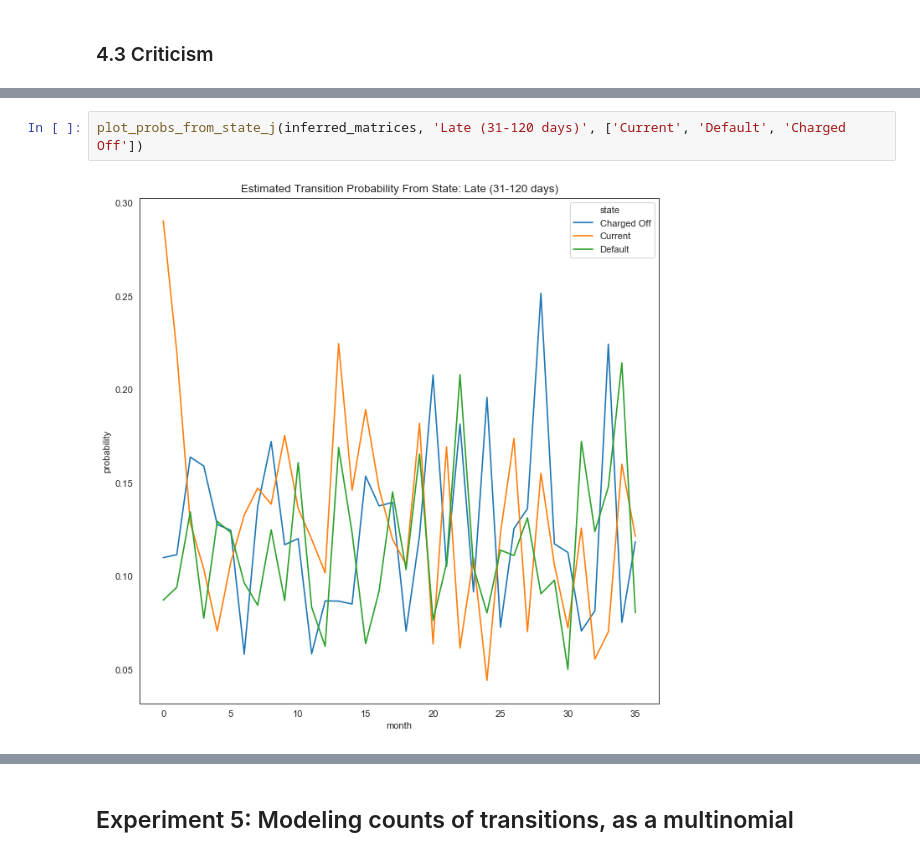
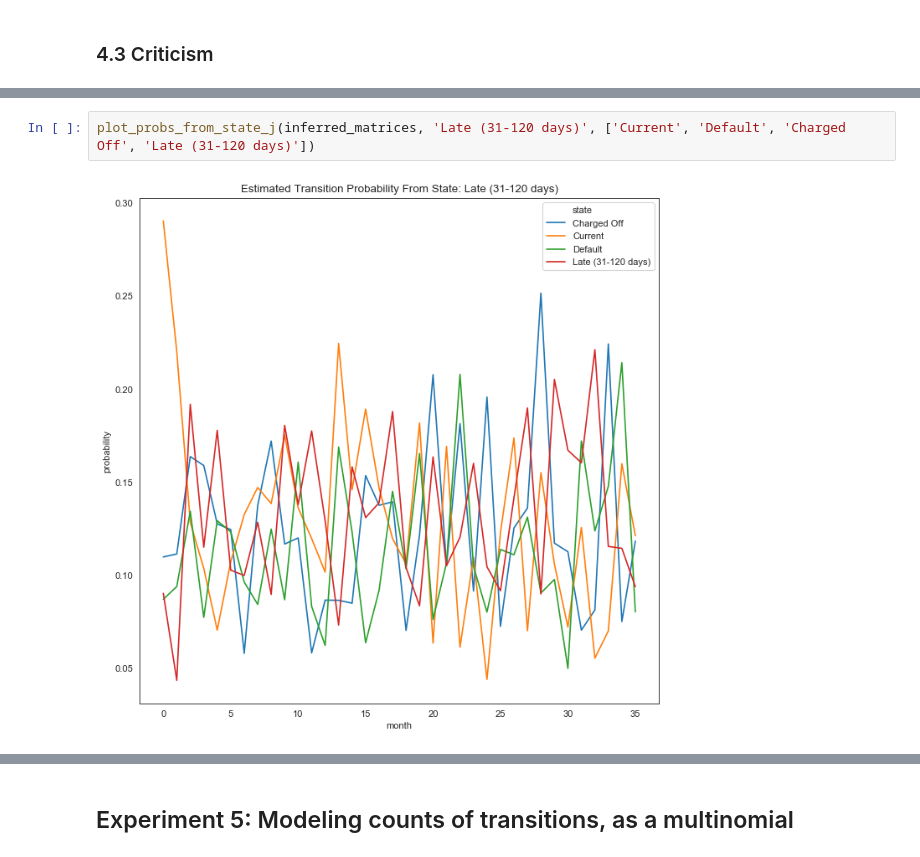
Before and after one commit to basilvetas/lending-club-analysis, a Jupyter notebook: final-project/notebooks/final-project-basil.ipynb, the cells around one changed output, grey strips where cells are left out. Cells and saved outputs as stored; diff of their text form.

```diff
--- a/final-project/notebooks/final-project-basil.ipynb
+++ b/final-project/notebooks/final-project-basil.ipynb
@@ -468,4 +498,4 @@ Model doesn't condition on multiple time steps
 # %%
-plot_probs_from_state_j(inferred_matrices, 'Late (31-120 days)', ['Current', 'Default', 'Charged Off'])
+plot_probs_from_state_j(inferred_matrices, 'Late (31-120 days)', ['Current', 'Default', 'Charged Off', 'Late (31-120 days)'])
 # %% [output]
-[figure, old version]
+[figure, new version]
```
Also changed, not shown: parts of 46 cells of this notebook, 4 other files.
